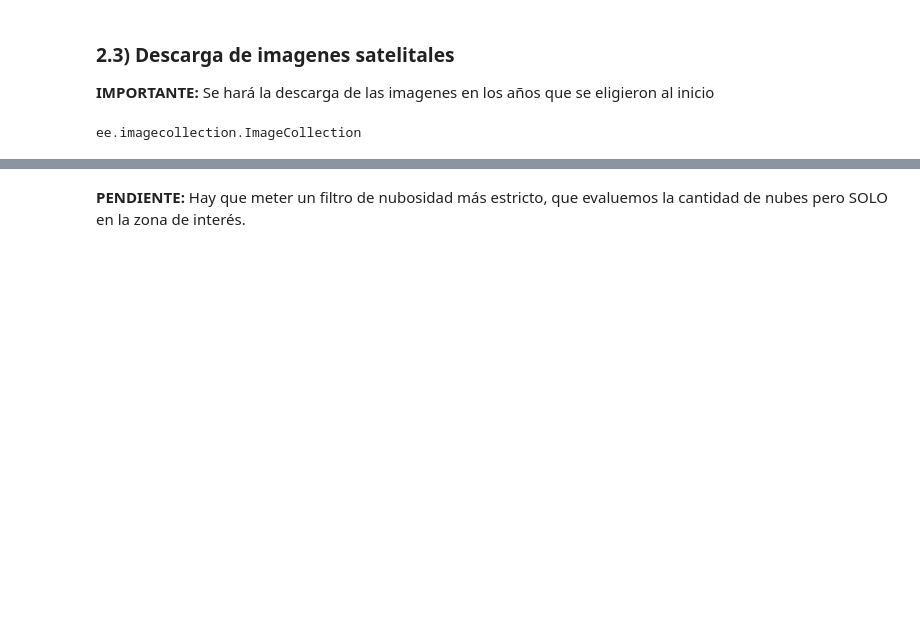
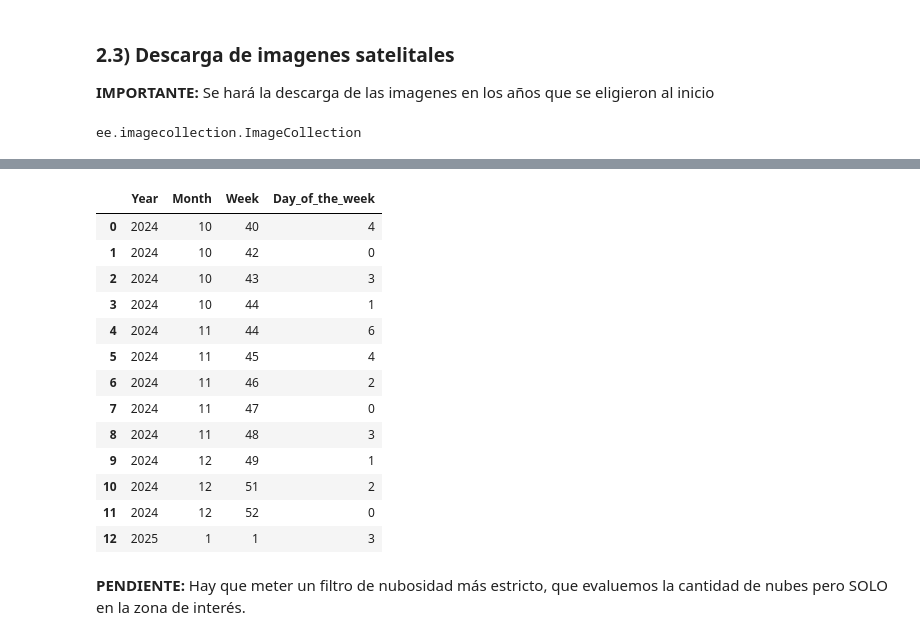
Before and after one commit to orlandombaa/Selene, a Jupyter notebook: selene/notebooks/Descarga de datos.ipynb, the cells around one changed output, grey strips where cells are left out. Cells and saved outputs as stored; diff of their text form; code cells hidden in the pictures; blank space fills up the shorter version.

```diff
--- a/selene/notebooks/Descarga de datos.ipynb
+++ b/selene/notebooks/Descarga de datos.ipynb
@@ -234,3 +328,23 @@ image_dates
+# %%
+ids_and_dates_2 = ids_and_dates.groupby(by=["Year", "Month", "Week"])["Day_of_the_week"].min().reset_index()
+
+# Generating again the alternative code
+ids_and_dates_2
+# %% [output]
+|  | Year | Month | Week | Day_of_the_week |
+| 0 | 2024 | 10 | 40 | 4 |
+| 1 | 2024 | 10 | 42 | 0 |
+| 2 | 2024 | 10 | 43 | 3 |
+| 3 | 2024 | 10 | 44 | 1 |
+| 4 | 2024 | 11 | 44 | 6 |
+| 5 | 2024 | 11 | 45 | 4 |
+| 6 | 2024 | 11 | 46 | 2 |
+| 7 | 2024 | 11 | 47 | 0 |
+| 8 | 2024 | 11 | 48 | 3 |
+| 9 | 2024 | 12 | 49 | 1 |
+| 10 | 2024 | 12 | 51 | 2 |
+| 11 | 2024 | 12 | 52 | 0 |
+| 12 | 2025 | 1 | 1 | 3 |
 # %%
 # 5) Select the first cloud-free image de ese mes de ese año que cumpla con el filtro
 image = sentinel2.first()
```
Also changed, not shown: parts of 8 cells of this notebook, 1 other file.
